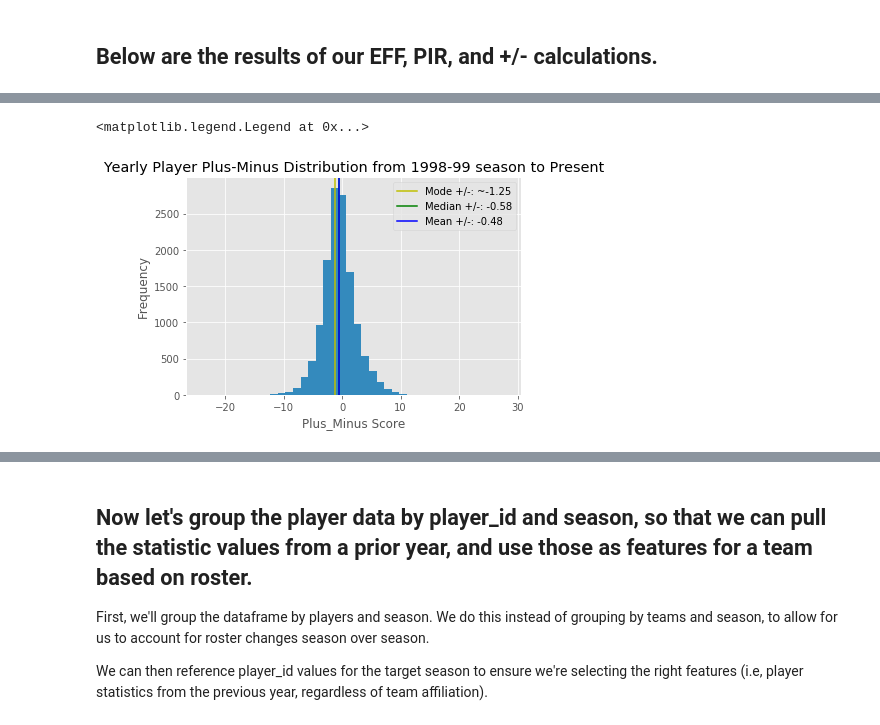
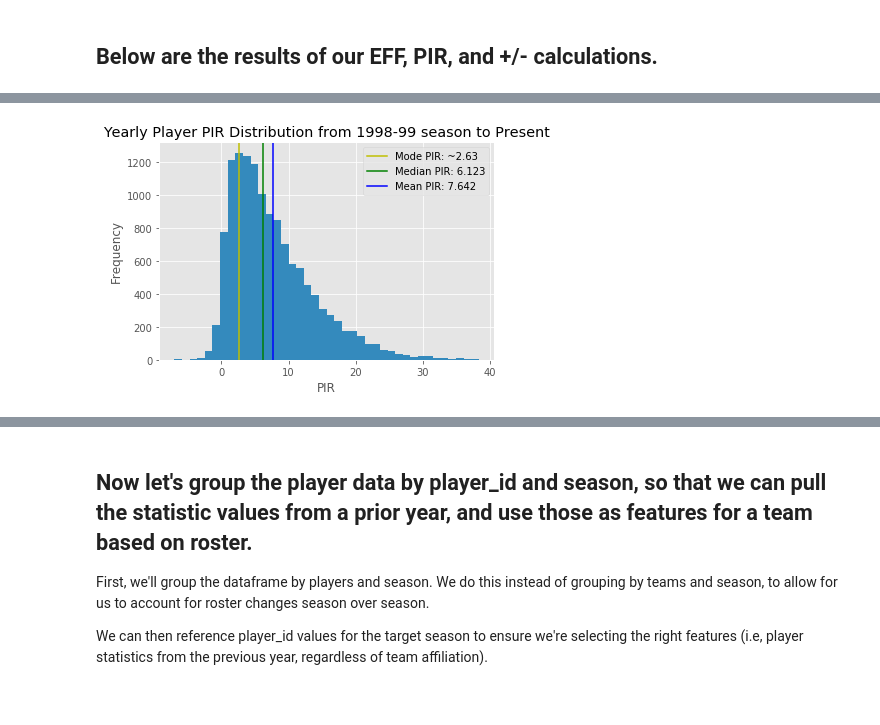
Before and after one commit to jangelchik/basketball_efficiency, a Jupyter notebook: data_and_plots.ipynb, the cells around one changed output, grey strips where cells are left out. Cells and saved outputs as stored; diff of their text form; code cells hidden in the pictures.

Commit message:
added feature distribution plot function

```diff
--- a/data_and_plots.ipynb
+++ b/data_and_plots.ipynb
@@ -149,19 +149,19 @@ def plot_stat_dist(stat):
     fig, ax = plt. subplots()
 
     # ax.hist(df_nba['eff'], bins = 40)
-    ax.set_title('Yearly Player EFF Distribution from 1998-99 season to Present')
+    ax.set_title(f'Yearly Player {stat.upper()} Distribution from 1998-99 season to Present')
 
     # Index to highest frequency bin
-    counts, bins = ax.hist(df_nba[stat], bins = 40)[0],ax.hist(df_nba['eff'], bins = 40)[1]
+    counts, bins = ax.hist(df_nba[stat], bins = 40)[0],ax.hist(df_nba[stat], bins = 40)[1]
 
     idx_max = np.argmax(counts)
     upper = bins[idx_max+1]
     lower = bins[idx_max]
     mode = round(np.mean([upper,lower]),2)
 
-    ax.axvline(mode_eff, color = 'y', label = f'Mode {stat}: ~{mode}')
-    ax.axvline(median_eff, color = 'g', label = f'Median {stat}: {median}')
-    ax.axvline(mean_eff, color = 'b', label = f'Mean {stat}: {mean}')
+    ax.axvline(mode, color = 'y', label = f'Mode {stat.upper()}: ~{mode}')
+    ax.axvline(median, color = 'g', label = f'Median {stat.upper()}: {median}')
+    ax.axvline(mean, color = 'b', label = f'Mean {stat.upper()}: {mean}')
 
     ax.set_ylabel('Frequency')
     ax.set_xlabel(f'{stat.upper()}')
@@ -233,29 +175,4 @@ ax.legend()
-# %%
-#Calculate all +/- averages and plot histogram to inform distribution
-
-mean_pm = round(np.mean(df_nba['+/-']),2)
-median_pm = round(np.median(df_nba['+/-']),2)
-
-fig, ax = plt. subplots()
-
-# ax.hist(df_nba['eff'], bins = 40)
-ax.set_title('Yearly Player Plus-Minus Distribution from 1998-99 season to Present')
-
-# Index to highest frequency bin
-counts, bins = ax.hist(df_nba['+/-'], bins = 40)[0],ax.hist(df_nba['+/-'], bins = 40)[1]
-
-idx_max = np.argmax(counts)
-upper = bins[idx_max+1]
-lower = bins[idx_max]
-mode_pm = round(np.mean([upper,lower]),2)
-
-ax.axvline(mode_pm, color = 'y', label = f'Mode +/-: ~{mode_pm}')
-ax.axvline(median_pm, color = 'g', label = f'Median +/-: {median_pm}')
-ax.axvline(mean_pm, color = 'b', label = f'Mean +/-: {mean_pm}')
-
-ax.set_ylabel('Frequency')
-ax.set_xlabel('Plus_Minus Score')
-ax.legend()
-# %% [output]
-<matplotlib.legend.Legend at 0x...>
-[figure, removed]
+# %%
+plot_stat_dist('pir')
+# %% [output]
+[figure, added]
```
Also changed, not shown: parts of 8 cells of this notebook.
